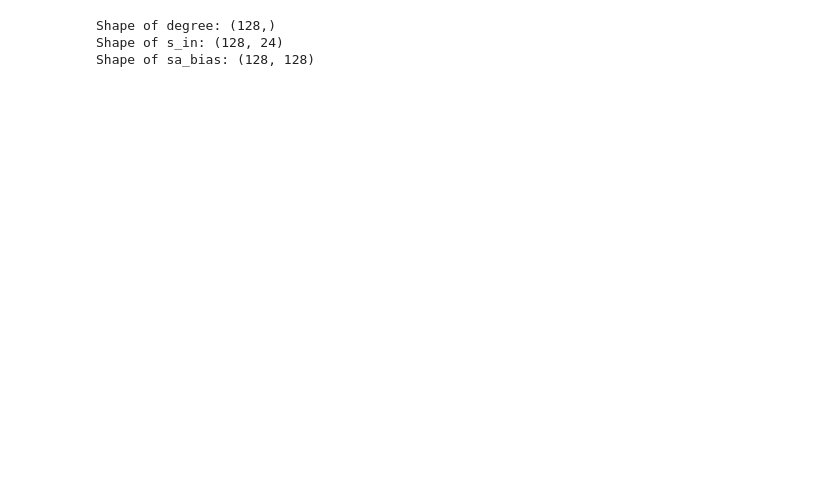
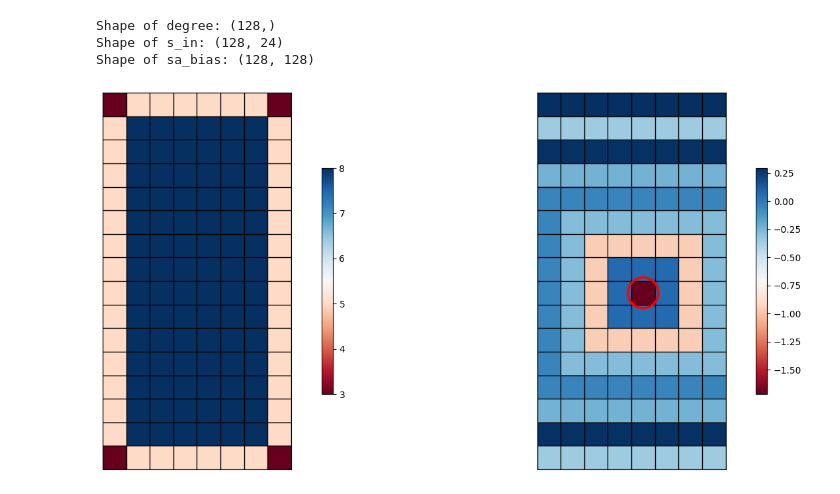
Before and after one commit to jasonz5/STGormer, a Jupyter notebook: experiments/case_study1.ipynb, the cells around one changed output. Drawn from its saved outputs; the diff is of its cells as text; code cells hidden in the pictures; blank space fills up the shorter version.

```diff
--- a/experiments/case_study1.ipynb
+++ b/experiments/case_study1.ipynb
@@ -18,3 +18,42 @@ for key, path in file_paths.items():
 Shape of degree: (128,)
 Shape of s_in: (128, 24)
 Shape of sa_bias: (128, 128)
+# %%
+import matplotlib.pyplot as plt
+
+fig, axs = plt.subplots(1, 2, figsize=(16, 6))
+
+# Heatmap for s_in
+s_in_matrix = data['degree'].reshape(16, 8)
+cmap_in = plt.get_cmap('RdBu')
+norm_in = plt.Normalize(vmin=np.min(s_in_matrix), vmax=np.max(s_in_matrix))
+im0 = axs[0].imshow(s_in_matrix, cmap=cmap_in, norm=norm_in)
+axs[0].set_xticks(np.arange(-.5, 8, 1))
+axs[0].set_yticks(np.arange(-.5, 16, 1))
+axs[0].set_xticklabels([])
+axs[0].set_yticklabels([])
+axs[0].grid(which='major', color='black', linestyle='-', linewidth=1)
+axs[0].tick_params(length=0)
+cb0 = fig.colorbar(im0, ax=axs[0], orientation='vertical', shrink=0.6)
+
+# Heatmap for sa_bias
+node_id = 68
+sa_bias_matrix = data['sa_bias'][node_id, :].reshape(16, 8)
+norm_bias = plt.Normalize(vmin=np.min(sa_bias_matrix), vmax=np.max(sa_bias_matrix))
+im1 = axs[1].imshow(sa_bias_matrix, cmap=cmap_in, norm=norm_bias)
+axs[1].set_xticks(np.arange(-.5, 8, 1))
+axs[1].set_yticks(np.arange(-.5, 16, 1))
+axs[1].set_xticklabels([])
+axs[1].set_yticklabels([])
+axs[1].grid(which='major', color='black', linestyle='-', linewidth=1)
+axs[1].tick_params(length=0)
+cb1 = fig.colorbar(im1, ax=axs[1], orientation='vertical', shrink=0.6)
+# Highlight the specific node with a red circle
+highlight_node_row = node_id // 8
+highlight_node_col = node_id % 8
+axs[1].add_patch(plt.Circle((highlight_node_col, highlight_node_row), 0.65, color='red', fill=False, linewidth=2.5, zorder=3))
+
+plt.tight_layout()
+plt.show()
+# %% [output]
+[figure, added]
```
Also changed, not shown: parts of 3 cells of this notebook, 5 other files.
